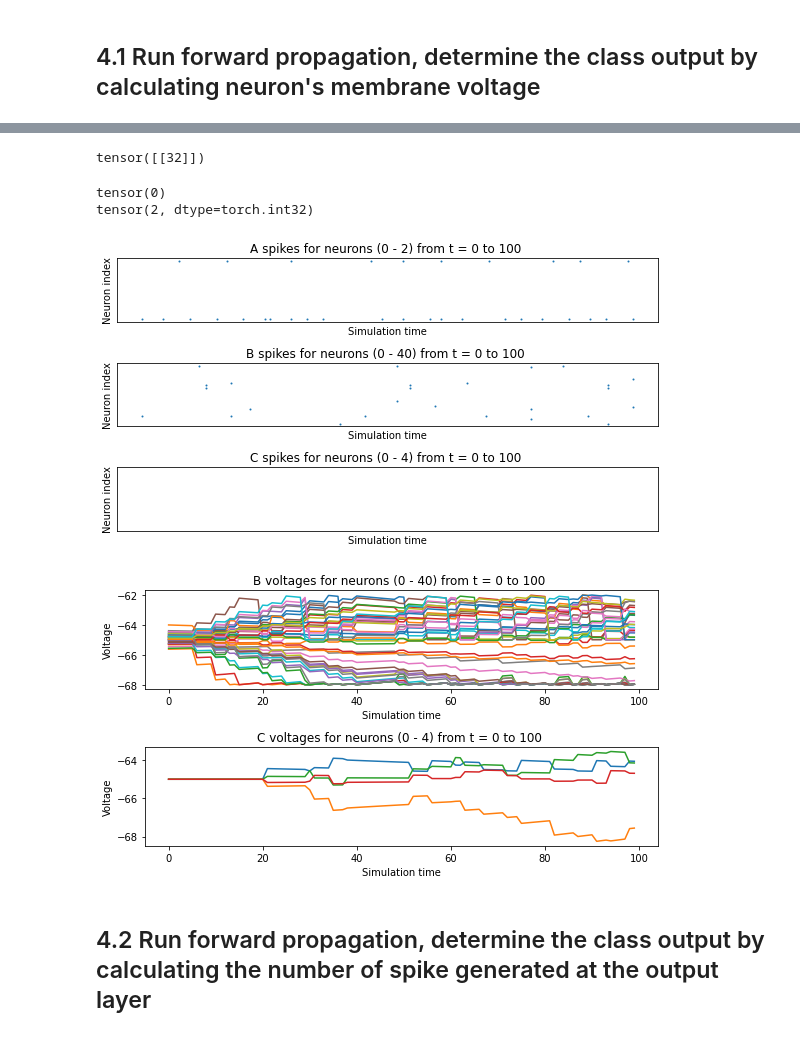
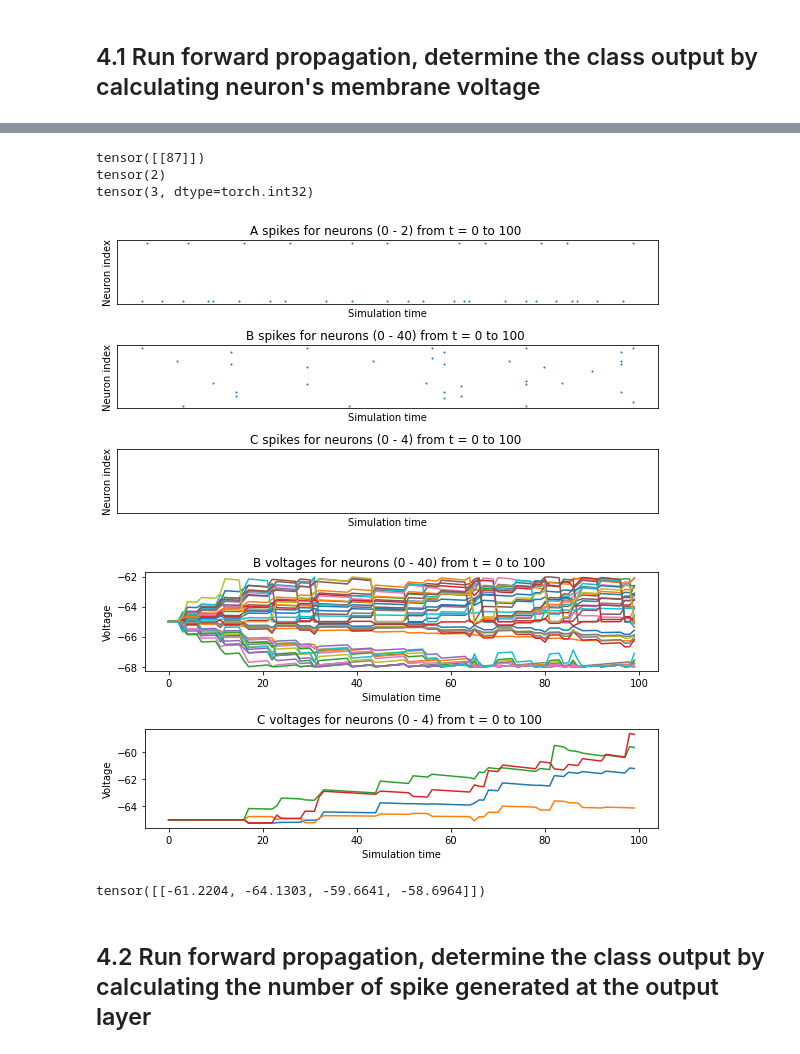
Before and after one commit to aravsi77/spiking_neural_network_thesis, a Jupyter notebook: modulation_class_snn_enabling_sbp.ipynb, the cells around one changed output, grey strips where cells are left out. Cells and saved outputs as stored; diff of their text form; code cells hidden in the pictures.

```diff
--- a/modulation_class_snn_enabling_sbp.ipynb
+++ b/modulation_class_snn_enabling_sbp.ipynb
@@ -127,7 +127,8 @@ forward_connection2 = Connection(
     source = hidden_layer,
     target = target_layer,
     #weight initialization according to Lee et.al
-    w = (torch.normal(mean=0,std=np.sqrt(k/nodes[1]),size=(hidden_layer.n, target_layer.n)))
+    #w = (torch.normal(mean=0,std=np.sqrt(k/nodes[1]),size=(hidden_layer.n, target_layer.n)))
+    w = torch.abs((torch.normal(mean=0,std=np.sqrt(k/nodes[1]),size=(hidden_layer.n, target_layer.n))))     #absolute
     #w = saved_weight_4AM["out"]
 )
 network.add_connection(
@@ -203,7 +222,7 @@ c = np.zeros(N_samples) + 1j*np.zeros(N_samples)
 s = np.random.randint(M, size= N_samples) #generate N number of symbols
 
 for i,val in enumerate(s):#assign symbol to certain constellation signal
-    c[i] = qam[val] #change this to choose between psk and qam modulation scheme
+    c[i] = psk[val] #change this to choose between psk and qam modulation scheme
 
 n = np.random.randn( N_samples ) + 1j * np.random.randn( N_samples ) #complex noise
 z = c + np.sqrt( sigma2_n / 2)*n
@@ -215,7 +234,7 @@ z = torch.from_numpy(z)
 plt.plot( np.real( z ), np.imag( z ), '.', markersize = 12  )
 plt.xlim( (-2.5, 2.5) )
 plt.ylim( (-2.5, 2.5) )
-plt.title('%d - QAM Constellation diagram '%M)
+plt.title('%d - PSK Constellation diagram '%M)
 plt.xlabel('Re')
 plt.ylabel('Img')
 plt.grid(True)
@@ -224,7 +243,7 @@ plt.show()
 plt.plot( np.real( z )+1, np.imag( z )+1, '.', markersize = 12  )
 plt.xlim( (-2.5, 2.5) )
 plt.ylim( (-2.5, 2.5) )
-plt.title('%d - QAM Constellation diagram after shifted'%M)
+plt.title('%d - PSK Constellation diagram after shifted'%M)
 plt.xlabel('Re')
 plt.ylabel('Img')
 plt.grid(True)
@@ -243,7 +262,7 @@ network.layers["B"].reset_state_variables() #reset neuron internal voltage
 #convert all the amplitude data into the spike rate
 mod_type = "cplx"
 
-max_rate = 500 #maximum rate in Hz
+max_rate = 600 #maximum rate in Hz
 rate = torch.zeros(z.shape)
 input_data = torch.zeros(N_samples*Time,nodes[0],device=device)
 
@@ -342,8 +357,8 @@ the following are the procedure to do Backpropagation Algorithm <br>
 dt = torch.linspace(0,Time-1,Time) #the time axis
 ref_spike = torch.exp(-dt/tau_m).to(device) ##spike referrence
 
-num_epoch = 50 #number of epochs
-learn_rate = 0.04 #the learning rate
+num_epoch = 100 #number of epochs
+learn_rate = 0.08 #the learning rate
 L = torch.zeros(num_epoch)
 l = torch.zeros(N_samples)
 ACC = torch.zeros(num_epoch)
@@ -424,7 +439,8 @@ for epoch in range(num_epoch): #loop for every epochs
     ACC[epoch] = (torch.sum(y_pred==s)*100)/N_samples
     #print epochs and loss
     print("epochs %d, time@epoch %1.2f ms, loss=%f, acc= %1.2f %%,  "%(epoch,el_time,L[epoch].item(),ACC[epoch].item()))
-    if (L[epoch] < 0.025) or (ACC[epoch] > 99.0):
+    #if (L[epoch] < 0.025) or (ACC[epoch] > 99.0):
+    if (L[epoch] < 0.015):
         break #stop the loop
 # %% [markdown]
 # 4. Run The Final Prediction
@@ -517,33 +533,38 @@ idx = (y_pred_run == s)
 idx_mis = (idx == False).nonzero()
 #print(idx_mis)
 print(idx_mis)
+print(s[idx_mis].squeeze()) #training sample
+print(y_pred_run[idx_mis].squeeze().int())#predicted by the network#
 # %% [output]
-tensor([[32]])
+tensor([[87]])
+tensor(2)
+tensor(3, dtype=torch.int32)
-# %%
-print(s[idx_mis].squeeze()) #training sample
-print(y_pred_run[idx_mis].squeeze().int())#predicted by the network
-# %% [output]
-tensor(0)
-tensor(2, dtype=torch.int32)
 # %%
 #plot the spike activity and membrane voltage of the misclassified dataset
+#reset state variables
+network.layers["C"].reset_state_variables()
+network.layers["B"].reset_state_variables()
+
 j = idx_mis[0]
 inputs = {"A":input_data[j*Time:(j*Time)+Time,:]}
 network.run(inputs=inputs,time=Time)
 #fetch the spikes and voltage value
 spikes = {
         "A": network.monitors['A'].get('s'),
         "B": network.monitors['B'].get("s"),
         "C": network.monitors['C'].get("s"),
     }
 voltages = {"B": network.monitors['B'].get("v"),
                 "C": network.monitors['C'].get("v")}
 plt.ioff()
 plot_spikes(spikes)
 plot_voltages(voltages, plot_type="line")
 plt.show()
+
+print(voltages["C"][99,:,:])
 # %% [output]
-[figure, old version]
+[figure, new version]
-[figure, old version]
+[figure, new version]
+tensor([[-61.2204, -64.1303, -59.6641, -58.6964]])
 # %% [markdown]
 ## 4.2 Run forward propagation, determine the class output by calculating the number of spike generated at the output layer
```
Also changed, not shown: parts of 15 cells of this notebook.
